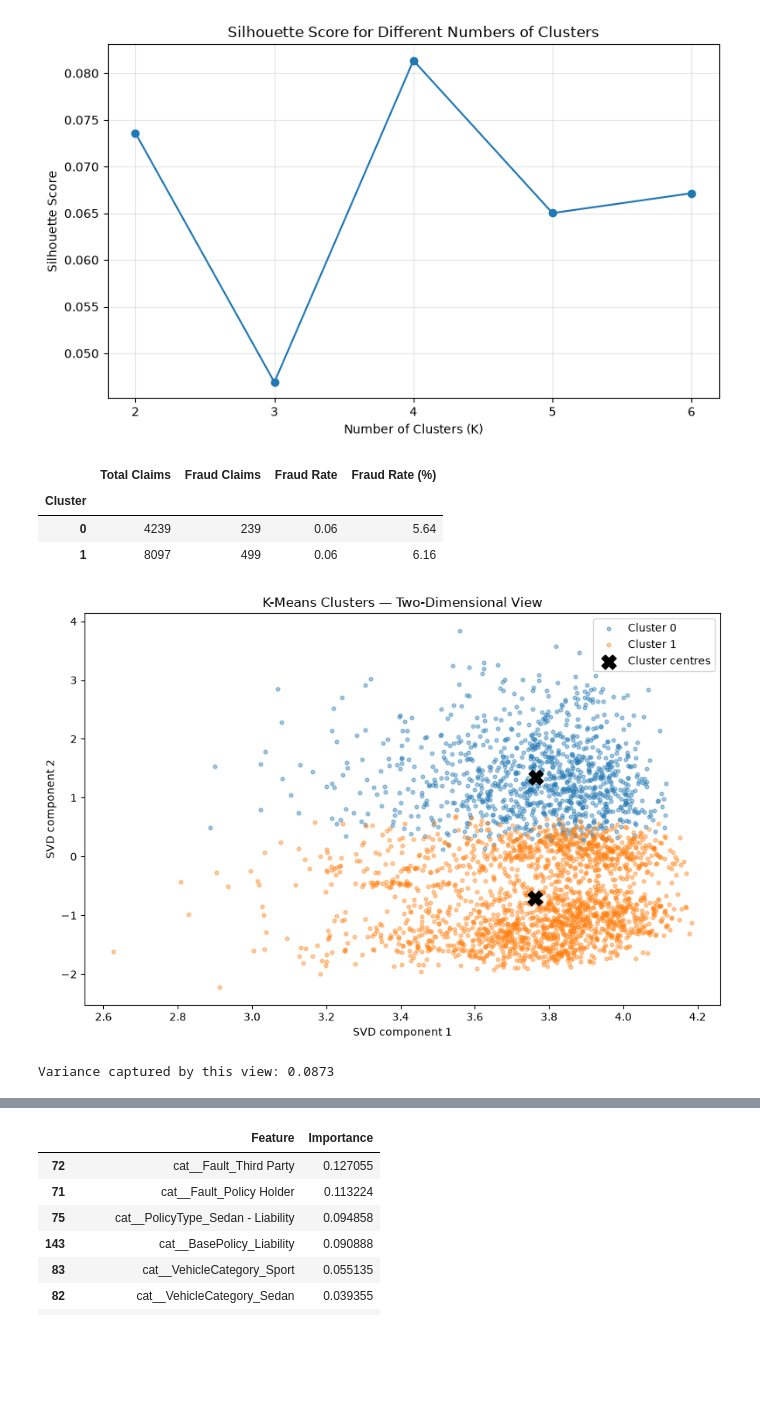
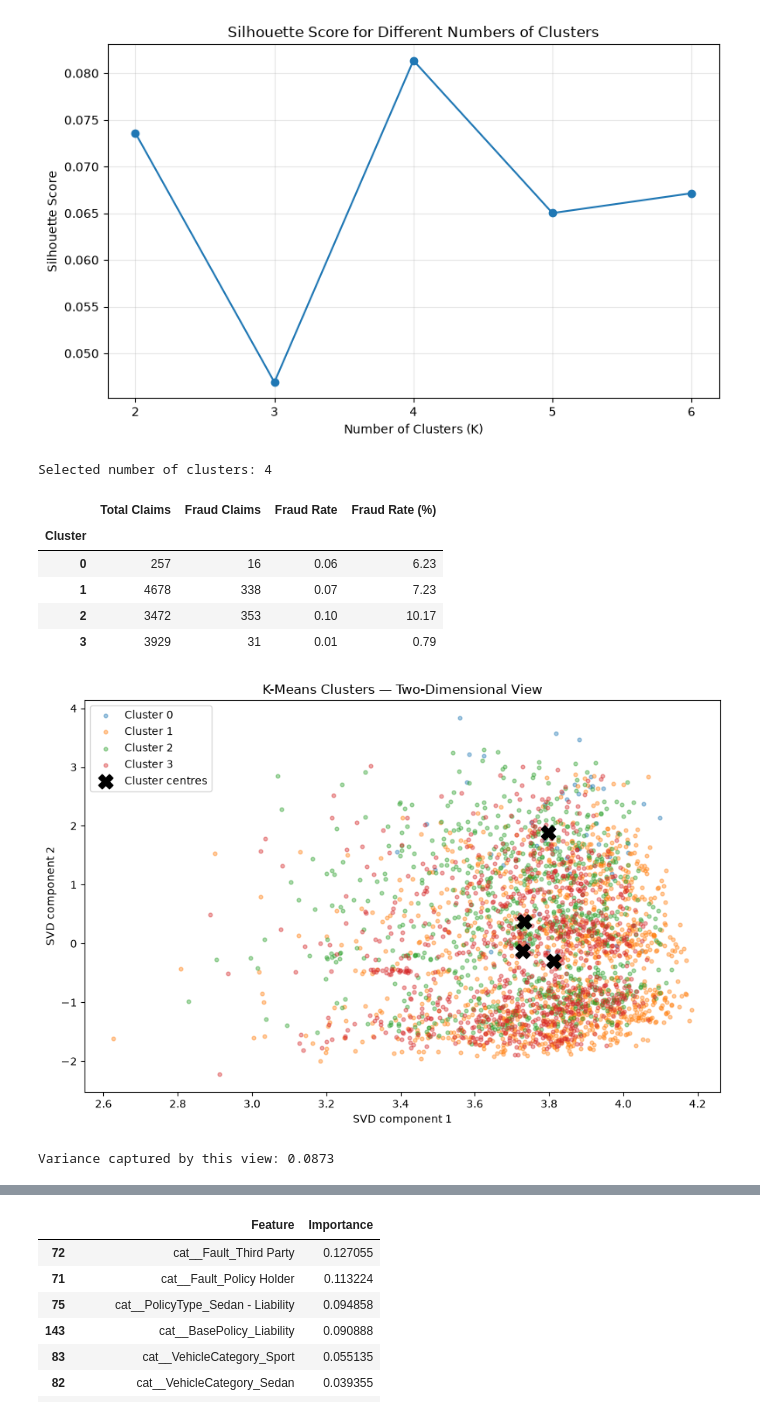
Before and after one commit to m-arij/f20dl-vehicle-fraud-ug-group9, a Jupyter notebook: notebooks/tabular_clustering.ipynb, the cells around one changed output, grey strips where cells are left out. Cells and saved outputs as stored; diff of their text form; code cells hidden in the pictures; blank space fills up the shorter version.

```diff
--- a/notebooks/tabular_clustering.ipynb
+++ b/notebooks/tabular_clustering.ipynb
@@ -187,46 +187,53 @@ plt.show()
 # %% [output]
 [figure]
 # %%
-# This experiment uses two clusters.
-# Compare this choice with the silhouette results above.
-# Fraud labels are used afterwards to describe the clusters,
-# not to create them.
+# Use the highest-scoring cluster count from the comparison above.
+# A low silhouette score still means the clusters are weakly separated.
+
+# Choose the cluster count with the highest sampled silhouette score.
+best_row = cluster_results_df["Silhouette Score"].idxmax()
+best_k = int(cluster_results_df.loc[best_row, "Clusters"])
+
+print("Selected number of clusters:", best_k)
 
 best_kmeans = MiniBatchKMeans(
-    n_clusters=2,
+    n_clusters=best_k,
     random_state=42,
     batch_size=1024,
     n_init=10
 )
 
 best_cluster_labels = best_kmeans.fit_predict(X_cluster)
 
 cluster_analysis = pd.DataFrame({
     "Cluster": best_cluster_labels,
     "Fraud": y_train.to_numpy()
 })
 
 cluster_summary = (
     cluster_analysis.groupby("Cluster")["Fraud"]
     .agg(["count", "sum", "mean"])
 )
 
 cluster_summary.columns = [
     "Total Claims",
     "Fraud Claims",
     "Fraud Rate"
 ]
 
 cluster_summary["Fraud Rate (%)"] = (
     cluster_summary["Fraud Rate"] * 100
 )
 
 display(cluster_summary.round(2))
 # %% [output]
+Selected number of clusters: 4
 |  | Total Claims | Fraud Claims | Fraud Rate | Fraud Rate (%) |
 | Cluster |  |  |  |  |
-| 0 | 4239 | 239 | 0.06 | 5.64 |
-| 1 | 8097 | 499 | 0.06 | 6.16 |
+| 0 | 257 | 16 | 0.06 | 6.23 |
+| 1 | 4678 | 338 | 0.07 | 7.23 |
+| 2 | 3472 | 353 | 0.10 | 10.17 |
+| 3 | 3929 | 31 | 0.01 | 0.79 |
 # %%
 from sklearn.decomposition import TruncatedSVD
 
@@ -282,7 +289,7 @@ print(
     round(projection.explained_variance_ratio_.sum(), 4)
 )
 # %% [output]
-[figure, old version]
+[figure, new version]
 Variance captured by this view: 0.0873
 # %%
 plt.figure(figsize=(7, 5))
```
Also changed, not shown: parts of 1 cell of this notebook.
